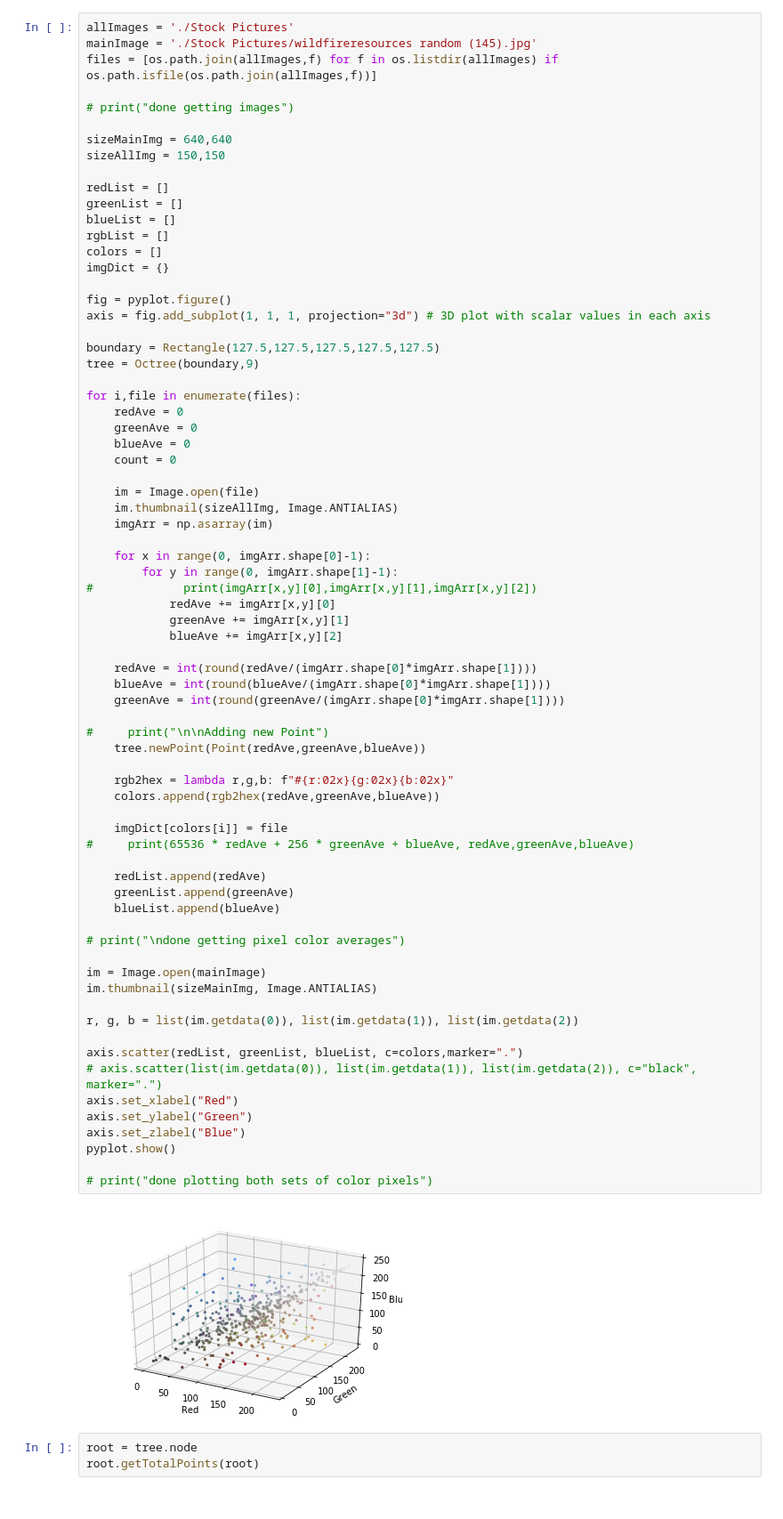
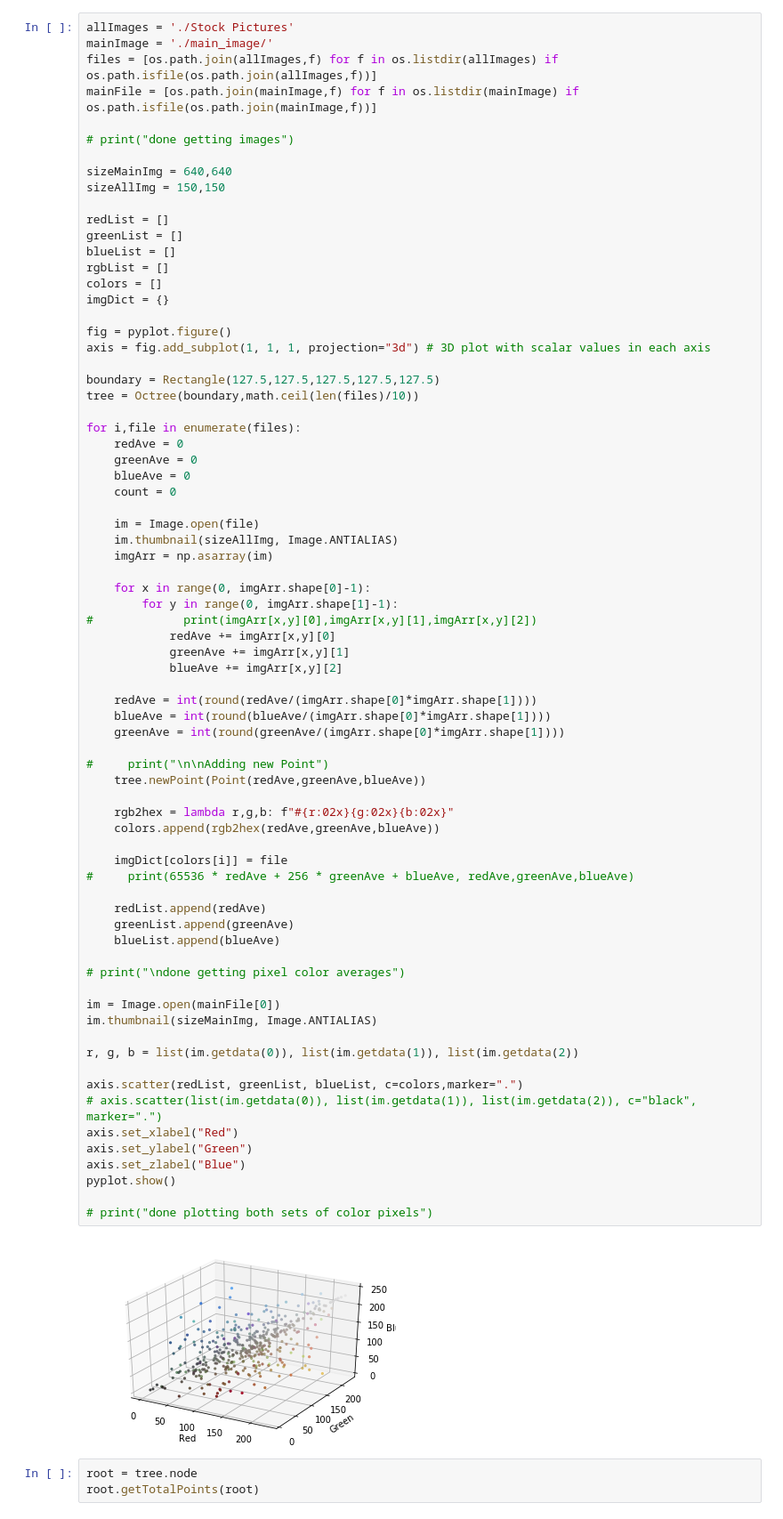
Before and after one commit to burhancoulibaly/octree_python, a Jupyter notebook: Scatter Plot RGB.ipynb, the cells around one changed output. Shown: that part at 89% size. Cells and saved outputs as stored; diff of their text form.

```diff
--- a/Scatter Plot RGB.ipynb
+++ b/Scatter Plot RGB.ipynb
@@ -10,8 +11,9 @@ import numpy as np
 from PIL import Image
 # %%
 allImages = './Stock Pictures'
-mainImage = './Stock Pictures/wildfireresources random (145).jpg'
+mainImage = './main_image/'
 files = [os.path.join(allImages,f) for f in os.listdir(allImages) if os.path.isfile(os.path.join(allImages,f))]
+mainFile = [os.path.join(mainImage,f) for f in os.listdir(mainImage) if os.path.isfile(os.path.join(mainImage,f))]
 
 # print("done getting images")
 
@@ -29,7 +31,7 @@ fig = pyplot.figure()
 axis = fig.add_subplot(1, 1, 1, projection="3d") # 3D plot with scalar values in each axis
 
 boundary = Rectangle(127.5,127.5,127.5,127.5,127.5)
-tree = Octree(boundary,9)
+tree = Octree(boundary,math.ceil(len(files)/10))
 
 for i,file in enumerate(files):
     redAve = 0
@@ -53,35 +55,35 @@ for i,file in enumerate(files):
     greenAve = int(round(greenAve/(imgArr.shape[0]*imgArr.shape[1])))
 
 #     print("\n\nAdding new Point")
     tree.newPoint(Point(redAve,greenAve,blueAve))
 
     rgb2hex = lambda r,g,b: f"#{r:02x}{g:02x}{b:02x}"
     colors.append(rgb2hex(redAve,greenAve,blueAve))
 
     imgDict[colors[i]] = file
 #     print(65536 * redAve + 256 * greenAve + blueAve, redAve,greenAve,blueAve)
 
     redList.append(redAve)
     greenList.append(greenAve)
     blueList.append(blueAve)
 
 # print("\ndone getting pixel color averages")
 
-im = Image.open(mainImage)
+im = Image.open(mainFile[0])
 im.thumbnail(sizeMainImg, Image.ANTIALIAS)
 
 r, g, b = list(im.getdata(0)), list(im.getdata(1)), list(im.getdata(2))
 
 axis.scatter(redList, greenList, blueList, c=colors,marker=".")
 # axis.scatter(list(im.getdata(0)), list(im.getdata(1)), list(im.getdata(2)), c="black", marker=".")
 axis.set_xlabel("Red")
 axis.set_ylabel("Green")
 axis.set_zlabel("Blue")
 pyplot.show()
 
 # print("done plotting both sets of color pixels")
 # %% [output]
-[figure, old version]
+[figure, new version]
 # %%
 root = tree.node
 root.getTotalPoints(root)
```
Also changed, not shown: parts of 4 cells of this notebook, 2 other files.
